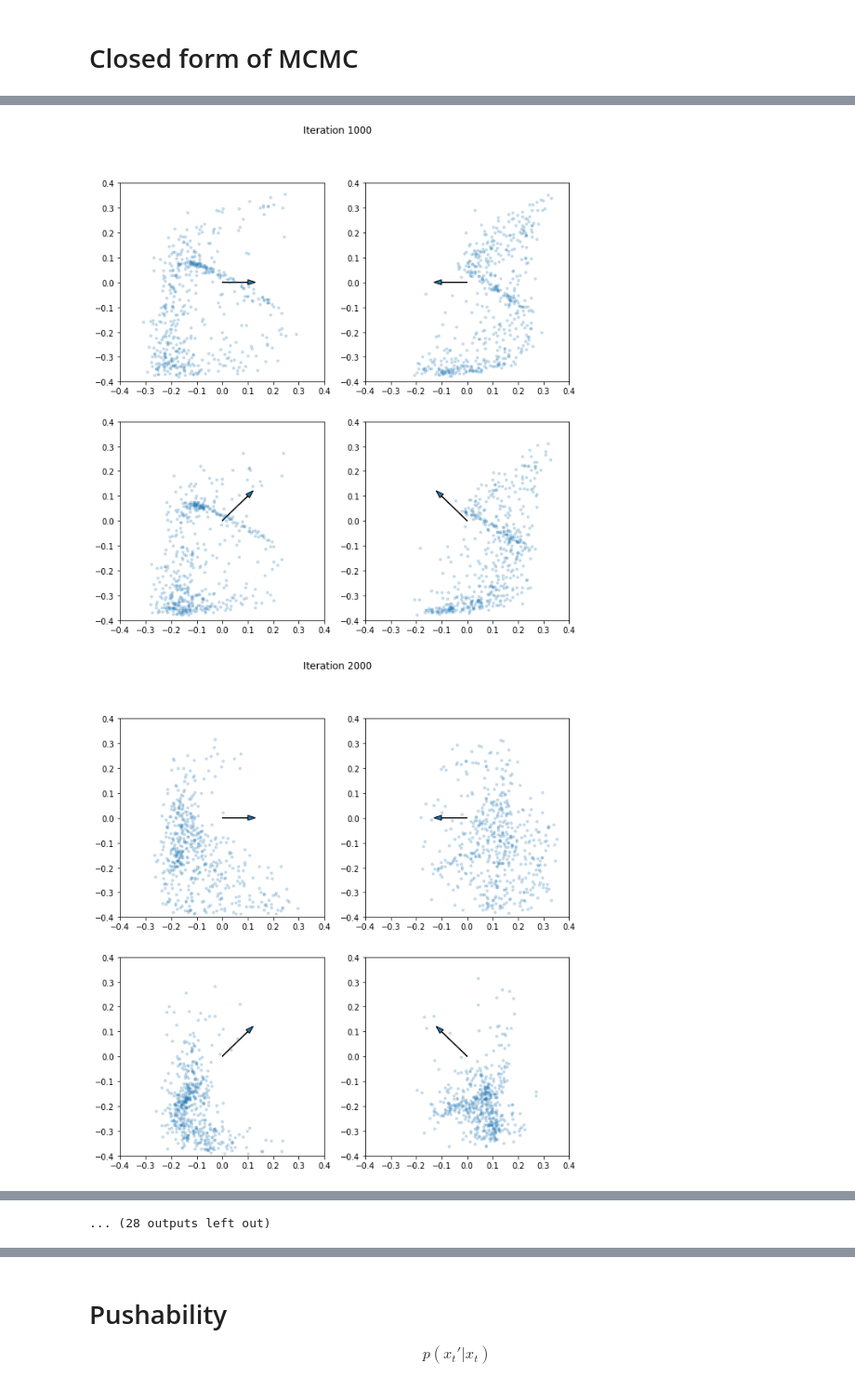
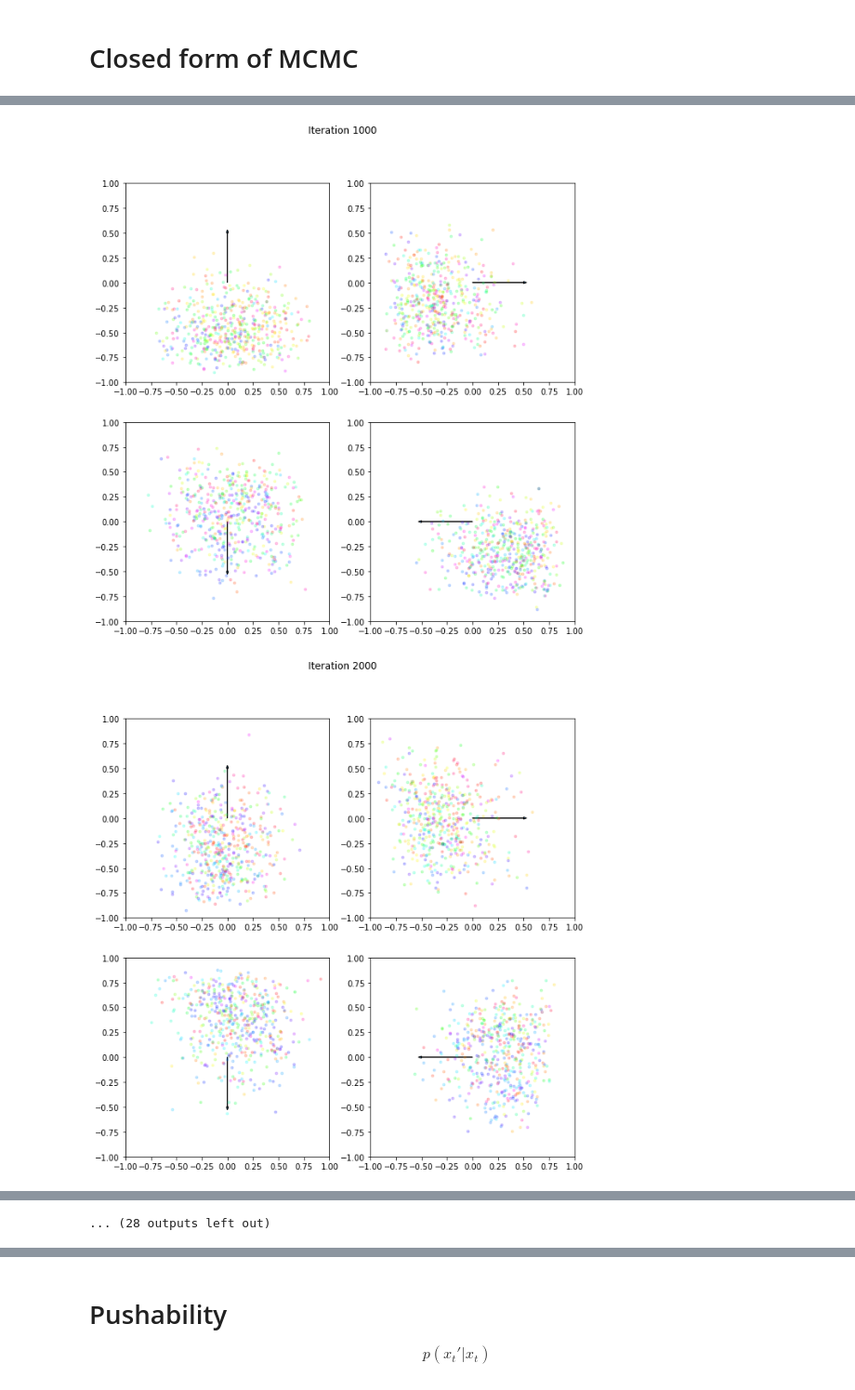
Before and after one commit to JoshuaHaustein/oracle_server, a Jupyter notebook: oracle_real.ipynb, the cells around one changed output, grey strips where cells are left out. Shown at 93% size. Cells and saved outputs as stored; diff of their text form; code cells hidden in the pictures.

```diff
--- a/oracle_real.ipynb
+++ b/oracle_real.ipynb
@@ -486,7 +526,7 @@ class Policy(torch.nn.Module):
 X, U, Y = next(iter(dataloader_val))
 π = Policy(X.size(1), Y.size(1), U.size(1)).cuda()
 X, Y = map(lambda x: Variable(x.cuda()), [X, Y])
-policy_opt = torch.optim.Adam(π.parameters())
+policy_opt = torch.optim.Adam(π.parameters(), weight_decay=1e-3)
 norm_x.cuda()
 norm_u.cuda()
 norm_y.cuda()
@@ -499,7 +539,7 @@ reward.eval()
 variance.eval()
 logger_policy = SummaryWriter('runs/policy-{}-mse-train'.format(time_str))
 step = -1
-n_steps = 10000
+n_steps = 40000
 while True:
     for X, _, Y in dataloader_train:
         π.train()
@@ -511,7 +551,7 @@ while True:
         G_normed = norm_y(Y * change_goal) + (1 - change_goal) * Variable(torch.randn(Y.size())).cuda()
         U = π(norm_x(X), G_normed)
         action_regularizer = (U ** 2).sum() / U.size(0)
-        loss = expect_distance(norm_x(X), norm_u(U), G_normed).mean() + action_regularizer
+        loss = expect_distance(norm_x(X), norm_u(U), G_normed).mean()
         loss.backward()
         policy_opt.step()
         logger_policy.add_scalar('cost', loss.cpu().data[0], step)
@@ -1006,30 +1064,0 @@ class Discriminator(torch.nn.Module):
-# %%
-def plot_generator(generator, iteration, path=None, k=0.1):
-    generator.eval()
-    os = [
-        Variable(torch.FloatTensor([[0.13, 0.13, 0, k, 0.0]]).repeat(512, 1)),
-        Variable(torch.FloatTensor([[0.13, 0.13, k, 0, 0.0]]).repeat(512, 1)),
-        Variable(torch.FloatTensor([[0.13, 0.13, 0,-k, 0.0]]).repeat(512, 1)),
-        Variable(torch.FloatTensor([[0.13, 0.13,-k, 0, 0.0]]).repeat(512, 1)),
-    ]
-    fig, axs = plt.subplots(2, 2, figsize=(10, 10))
-    axs = axs.flatten()
-    plt.suptitle('Iteration {}'.format(iteration))
-    for i in range(4):
-        O = obs_norm(os[i])
-        r = robot_norminv(generator(O)).cpu().data.numpy()
-        axs[i].arrow(0, 0, os[i].data[0, 2], os[i].data[0, 3], head_width=0.02)
-        axs[i].plot(r[:, 0], r[:, 1], '.', alpha=0.2)
-        axs[i].set_xlim(-0.4, 0.4)
-        axs[i].set_ylim(-0.4, 0.4)
-    if path:
-        plt.savefig(path)
-        plt.close()
-    else:
-        plt.show()
-    generator.train()
-
-with open('./generator_models/model_19000.pkl', 'rb') as f:
-    state_dict = torch.load(f)
-generator.load_state_dict(state_dict)
-plot_generator(generator, 20000)
@@ -1047,7 +1074,7 @@ generator_opt = torch.optim.RMSprop(generator.parameters(), lr=lr, weight_decay=
 discriminator = Discriminator().cuda()
 discriminator_opt = torch.optim.RMSprop(discriminator.parameters(), lr=lr)
 
-dataloader_feasibility = DataLoader(dataset_feasibility, batch_size=batch_size, shuffle=True)
+dataloader_feasibility = DataLoader(dataset_feasibility, batch_size=batch_size, shuffle=True, drop_last=True)
 logger = SummaryWriter('./runs/gan')
 
 replay_dataset = []
@@ -1067,6 +1094,7 @@ step = -1
 
 while True:
     for O, R in dataloader_feasibility:
+        R = R.clamp(-1, 1)
         step += 1
         R = robot_norm(Variable(R.cuda()))
         O = obs_norm(Variable(O.cuda()))
@@ -1076,7 +1104,7 @@ while True:
         discriminator.zero_grad()
         logits, D = discriminator(O, R)
         logit_regularizer = (logits ** 2).sum() / batch_size
-        loss_discriminator = -torch.log(D).mean()
+        loss_discriminator = -torch.log(D + 1e-6).mean()
         loss_d_real = loss_discriminator + logit_regularizer
         if step % 50 == 0:
             logger.add_scalar('discriminator real mean', D.mean().cpu().data[0], step)
@@ -1094,7 +1122,7 @@ while True:
         else:
             logits, D = discriminator(O, R_.detach())
         logit_regularizer = (logits ** 2).sum() / batch_size
-        loss_discriminator = torch.log(D).mean()
+        loss_discriminator = torch.log(D + 1e-6).mean()
         loss_d_real = loss_discriminator + logit_regularizer
         if step % 50 == 0:
             logger.add_scalar('discriminator fake mean', D.mean().cpu().data[0], step)
@@ -1106,7 +1134,7 @@ while True:
         R_ = generator(O)
         replay_dataset.extend(list(zip(O.data, R.data)))
         logits, D = discriminator(O, R_)
-        loss_generator = -torch.log(D).mean()
+        loss_generator = -torch.log(D + 1e-6).mean()
         loss_generator.backward()
         generator_opt.step()
 
@@ -1124,2 +1152,2 @@ while True:
-[figure, old version]
+[figure, new version]
-[figure, old version]
+[figure, new version]
```
Also changed, not shown: parts of 30 cells of this notebook, 7 other files.
